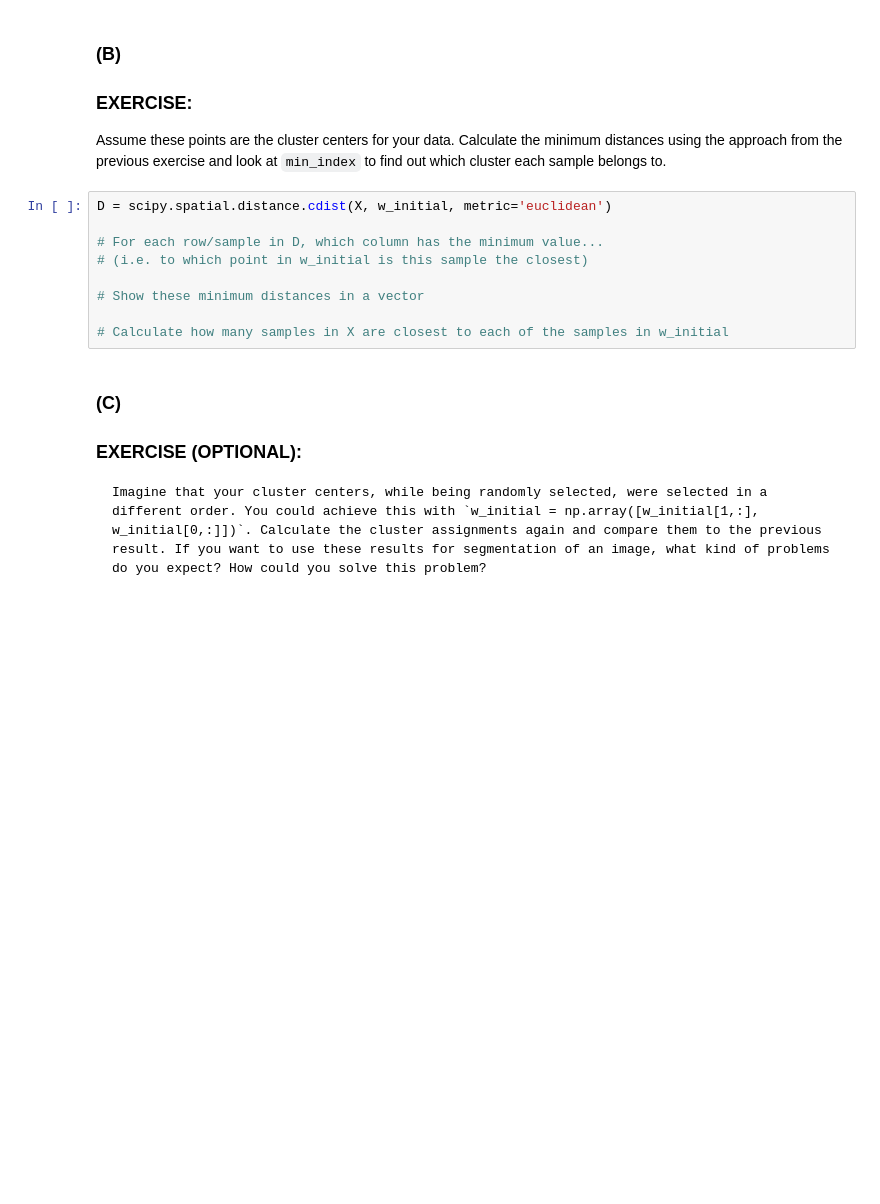
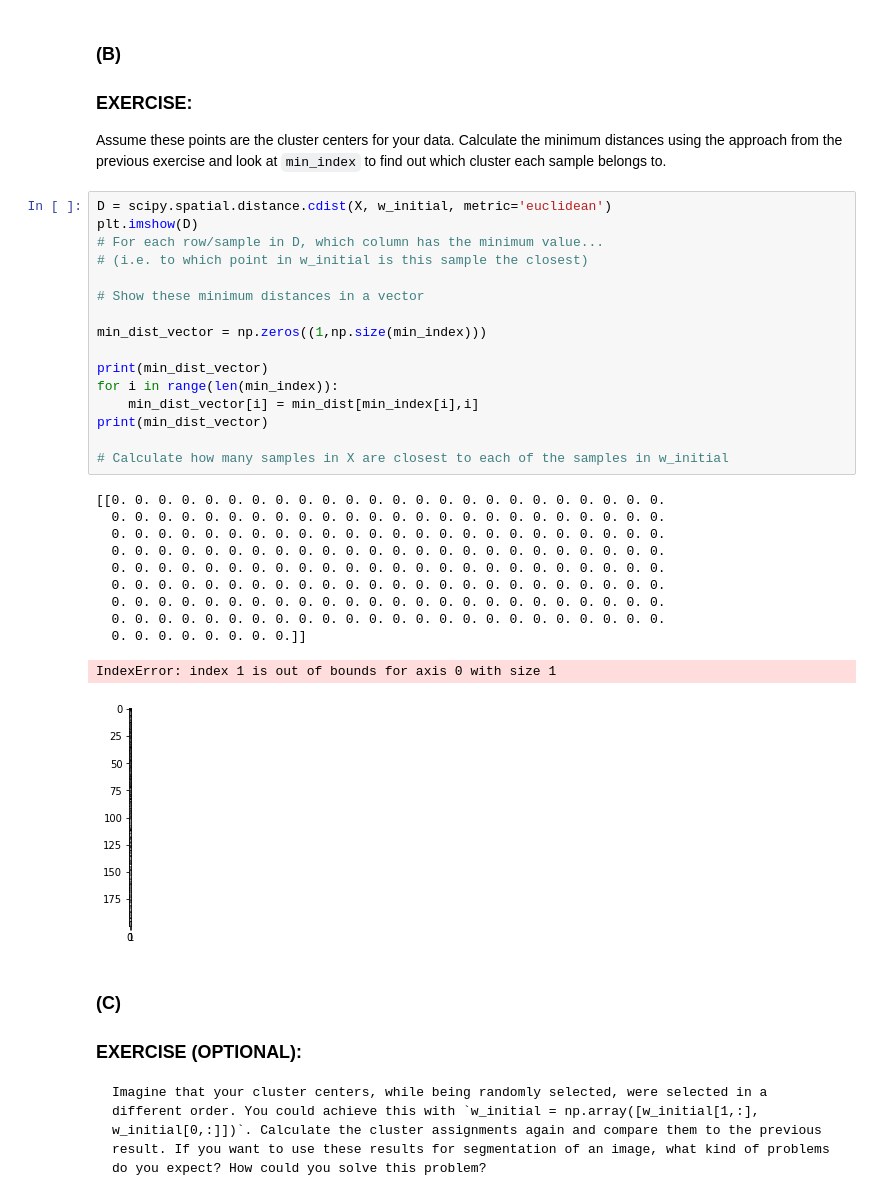
Before and after one commit to shaverschuren/8dc00-mia, a Jupyter notebook: notebooks/segmentation_exercise_1.ipynb, the cells around one changed output. Drawn from its saved outputs; the diff is of its cells as text; blank space fills up the shorter version.

```diff
--- a/notebooks/segmentation_exercise_1.ipynb
+++ b/notebooks/segmentation_exercise_1.ipynb
@@ -331,13 +391,32 @@ num_clusters = 2
 Assume these points are the cluster centers for your data. Calculate the minimum distances using the approach from the previous exercise and look at `min_index` to find out which cluster each sample belongs to.
 # %%
 D = scipy.spatial.distance.cdist(X, w_initial, metric='euclidean')
-
+plt.imshow(D)
 # For each row/sample in D, which column has the minimum value...
 # (i.e. to which point in w_initial is this sample the closest)
 
 # Show these minimum distances in a vector
 
+min_dist_vector = np.zeros((1,np.size(min_index)))
+
+print(min_dist_vector)
+for i in range(len(min_index)):
+    min_dist_vector[i] = min_dist[min_index[i],i]
+print(min_dist_vector)
+
 # Calculate how many samples in X are closest to each of the samples in w_initial
+# %% [output]
+[[0. 0. 0. 0. 0. 0. 0. 0. 0. 0. 0. 0. 0. 0. 0. 0. 0. 0. 0. 0. 0. 0. 0. 0.
+  0. 0. 0. 0. 0. 0. 0. 0. 0. 0. 0. 0. 0. 0. 0. 0. 0. 0. 0. 0. 0. 0. 0. 0.
+  0. 0. 0. 0. 0. 0. 0. 0. 0. 0. 0. 0. 0. 0. 0. 0. 0. 0. 0. 0. 0. 0. 0. 0.
+  0. 0. 0. 0. 0. 0. 0. 0. 0. 0. 0. 0. 0. 0. 0. 0. 0. 0. 0. 0. 0. 0. 0. 0.
+  0. 0. 0. 0. 0. 0. 0. 0. 0. 0. 0. 0. 0. 0. 0. 0. 0. 0. 0. 0. 0. 0. 0. 0.
+  0. 0. 0. 0. 0. 0. 0. 0. 0. 0. 0. 0. 0. 0. 0. 0. 0. 0. 0. 0. 0. 0. 0. 0.
+  0. 0. 0. 0. 0. 0. 0. 0. 0. 0. 0. 0. 0. 0. 0. 0. 0. 0. 0. 0. 0. 0. 0. 0.
+  0. 0. 0. 0. 0. 0. 0. 0. 0. 0. 0. 0. 0. 0. 0. 0. 0. 0. 0. 0. 0. 0. 0. 0.
+  0. 0. 0. 0. 0. 0. 0. 0.]]
+IndexError: index 1 is out of bounds for axis 0 with size 1
+[figure, added]
 # %% [markdown]
 ### (C)
 ### EXERCISE (OPTIONAL):
```
Also changed, not shown: parts of 10 cells of this notebook, 3 other files.
